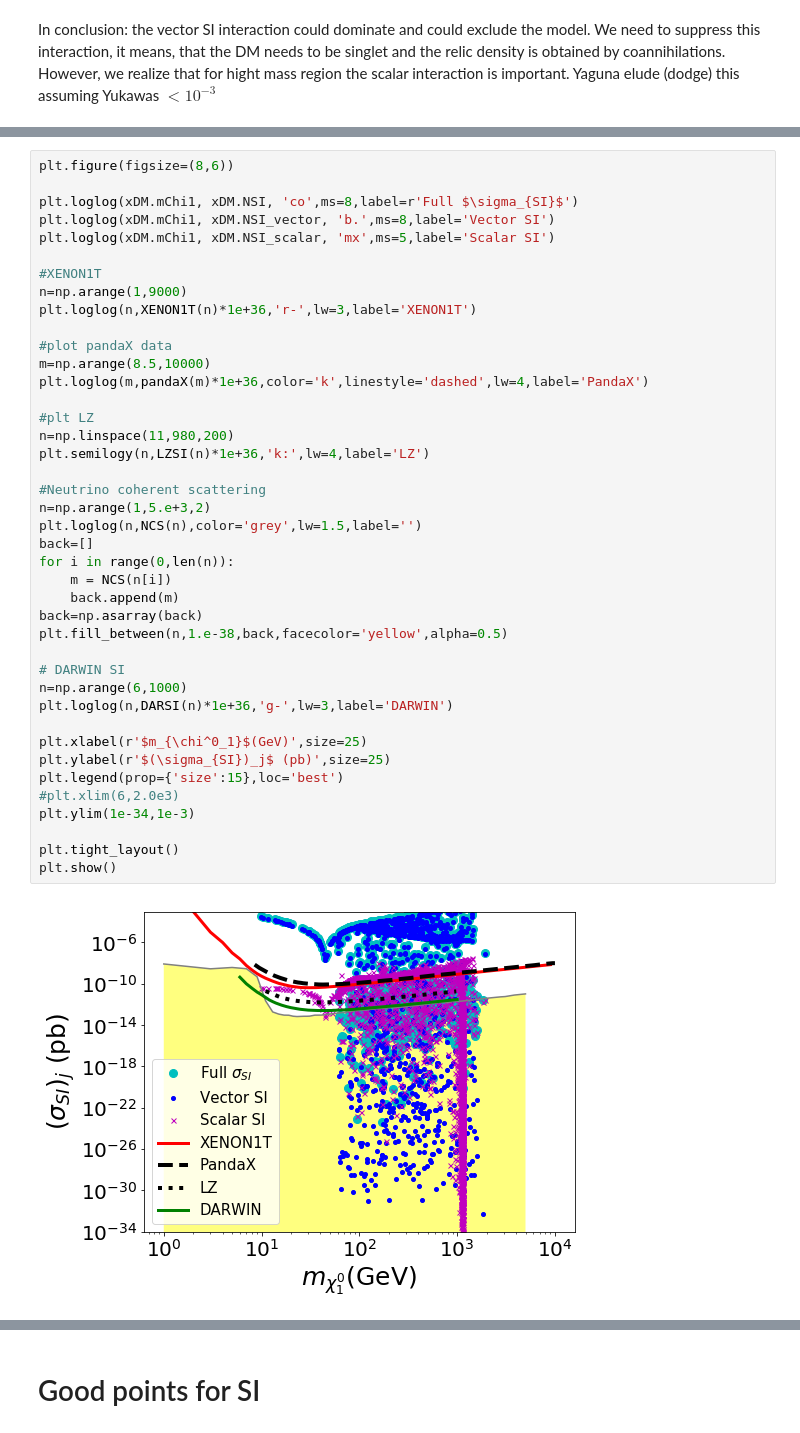
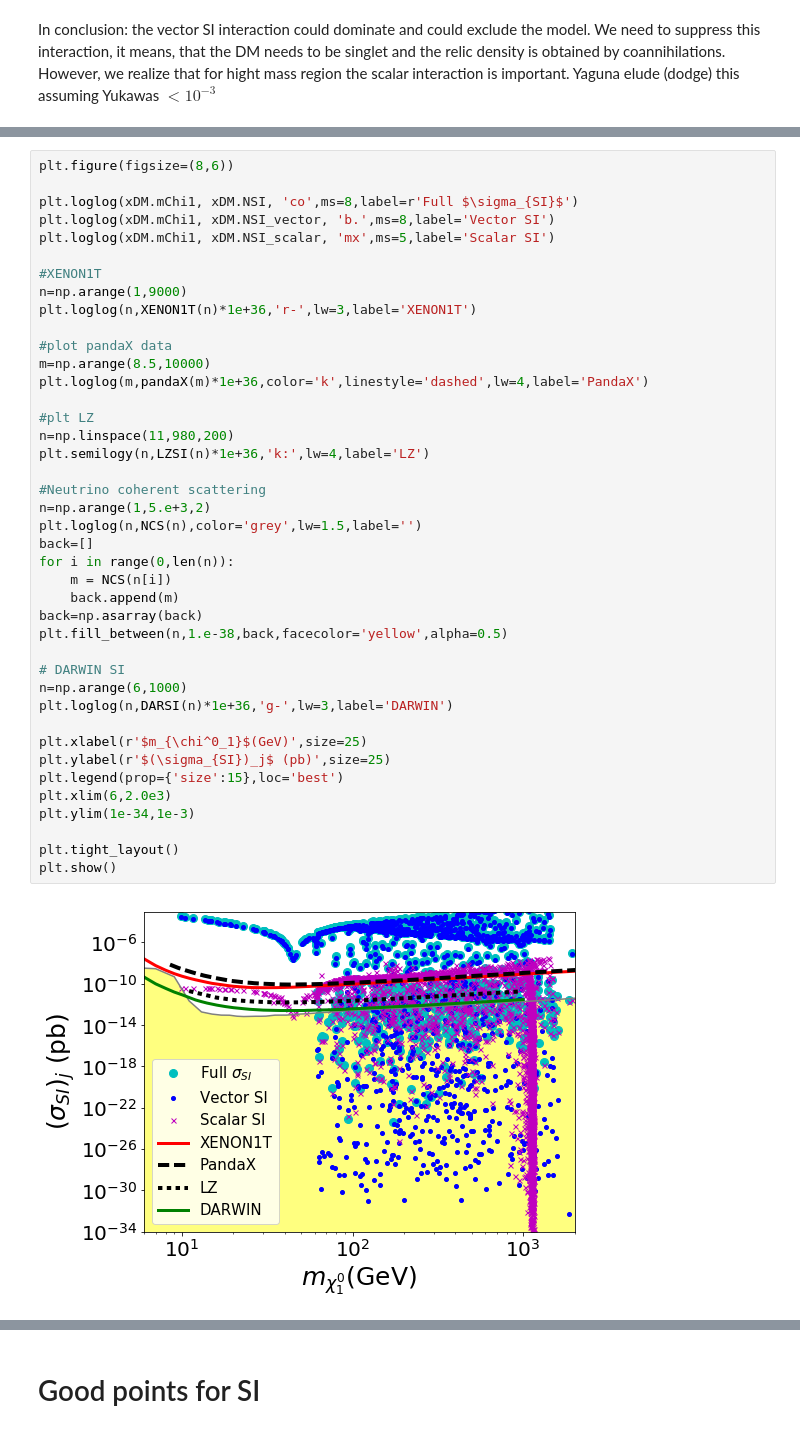
Before and after one commit to anferivera/SDdiracDM, a Jupyter notebook: run-model-general-scan_v2.ipynb, the cells around one changed output, grey strips where cells are left out. Cells and saved outputs as stored; diff of their text form.

```diff
--- a/run-model-general-scan_v2.ipynb
+++ b/run-model-general-scan_v2.ipynb
@@ -499,35 +495,35 @@ plt.loglog(n,XENON1T(n)*1e+36,'r-',lw=3,label='XENON1T')
 #plot pandaX data
 m=np.arange(8.5,10000)
 plt.loglog(m,pandaX(m)*1e+36,color='k',linestyle='dashed',lw=4,label='PandaX')
 
 #plt LZ
 n=np.linspace(11,980,200)
 plt.semilogy(n,LZSI(n)*1e+36,'k:',lw=4,label='LZ')
 
 #Neutrino coherent scattering
 n=np.arange(1,5.e+3,2)
 plt.loglog(n,NCS(n),color='grey',lw=1.5,label='')
 back=[]
 for i in range(0,len(n)):
     m = NCS(n[i])
     back.append(m)
 back=np.asarray(back)
 plt.fill_between(n,1.e-38,back,facecolor='yellow',alpha=0.5)
 
 # DARWIN SI
 n=np.arange(6,1000)
 plt.loglog(n,DARSI(n)*1e+36,'g-',lw=3,label='DARWIN')
 
 plt.xlabel(r'$m_{\chi^0_1}$(GeV)',size=25)
 plt.ylabel(r'$(\sigma_{SI})_j$ (pb)',size=25)
 plt.legend(prop={'size':15},loc='best')
-#plt.xlim(6,2.0e3)
+plt.xlim(6,2.0e3)
 plt.ylim(1e-34,1e-3)
 
 plt.tight_layout()
 plt.show()
 # %% [output]
-[figure, old version]
+[figure, new version]
 # %%
 plt.figure(figsize=(8,6))
 
```
Also changed, not shown: parts of 24 cells of this notebook, 3 other files.
